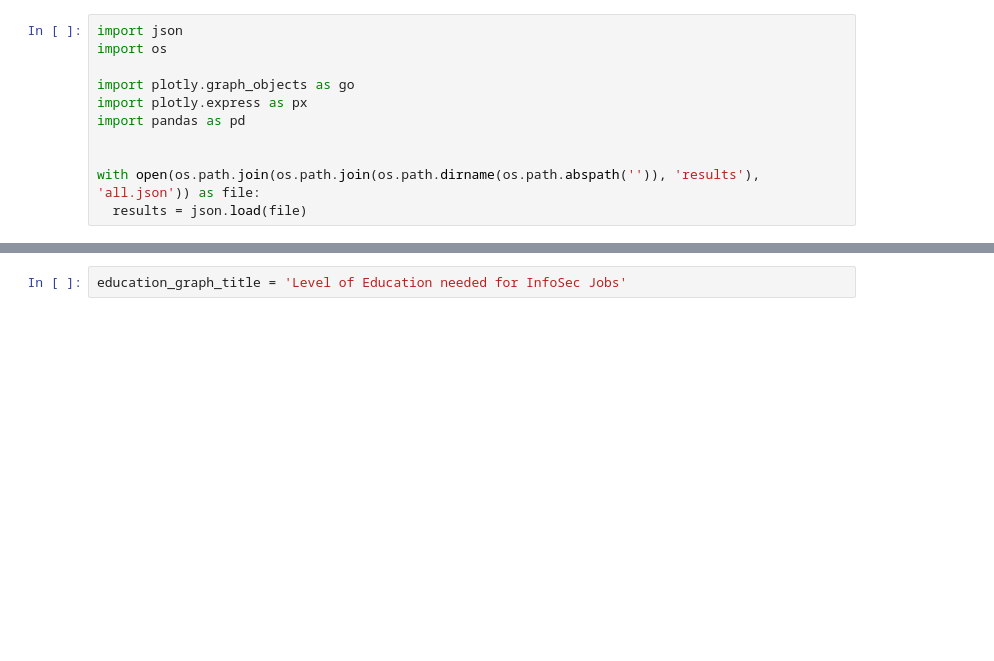
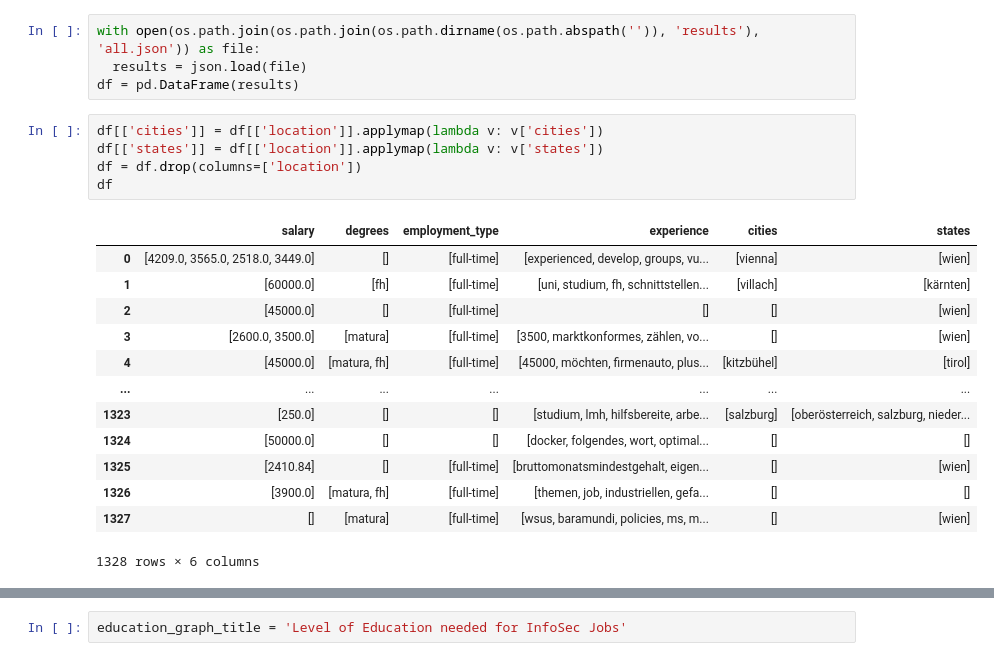
Before and after one commit to reitermarkus/infosec-job-scraper, a Jupyter notebook: nlp/graphs.ipynb, the cells around one changed output, grey strips where cells are left out. Cells and saved outputs as stored; diff of their text form; blank space fills up the shorter version.

```diff
--- a/nlp/graphs.ipynb
+++ b/nlp/graphs.ipynb
@@ -1,11 +8,23 @@
 # %%
-import json
-import os
-
-import plotly.graph_objects as go
-import plotly.express as px
-import pandas as pd
-
-
 with open(os.path.join(os.path.join(os.path.dirname(os.path.abspath('')), 'results'), 'all.json')) as file:
   results = json.load(file)
+df = pd.DataFrame(results)
+# %%
+df[['cities']] = df[['location']].applymap(lambda v: v['cities'])
+df[['states']] = df[['location']].applymap(lambda v: v['states'])
+df = df.drop(columns=['location'])
+df
+# %% [output]
+|  | salary | degrees | employment_type | experience | cities | states |
+| 0 | [4209.0, 3565.0, 2518.0, 3449.0] | [] | [full-time] | [experienced, develop, groups, vu... | [vienna] | [wien] |
+| 1 | [60000.0] | [fh] | [full-time] | [uni, studium, fh, schnittstellen... | [villach] | [kärnten] |
+| 2 | [45000.0] | [] | [full-time] | [] | [] | [wien] |
+| 3 | [2600.0, 3500.0] | [matura] | [full-time] | [3500, marktkonformes, zählen, vo... | [] | [wien] |
+| 4 | [45000.0] | [matura, fh] | [full-time] | [45000, möchten, firmenauto, plus... | [kitzbühel] | [tirol] |
+| ... | ... | ... | ... | ... | ... | ... |
+| 1323 | [250.0] | [] | [] | [studium, lmh, hilfsbereite, arbe... | [salzburg] | [oberösterreich, salzburg, nieder... |
+| 1324 | [50000.0] | [] | [] | [docker, folgendes, wort, optimal... | [] | [] |
+| 1325 | [2410.84] | [] | [full-time] | [bruttomonatsmindestgehalt, eigen... | [] | [wien] |
+| 1326 | [3900.0] | [matura, fh] | [full-time] | [themen, job, industriellen, gefa... | [] | [] |
+| 1327 | [] | [matura] | [full-time] | [wsus, baramundi, policies, ms, m... | [] | [wien] |
+1328 rows × 6 columns
```
Also changed, not shown: parts of 6 cells of this notebook, 2 other files.
